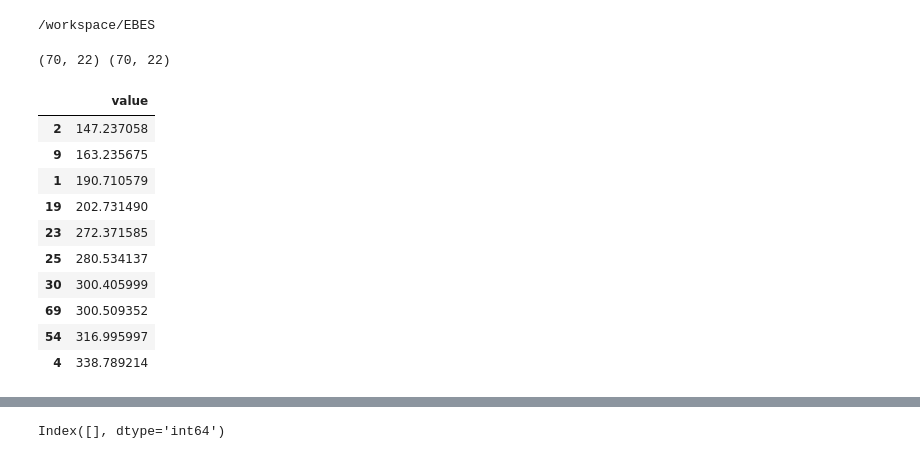
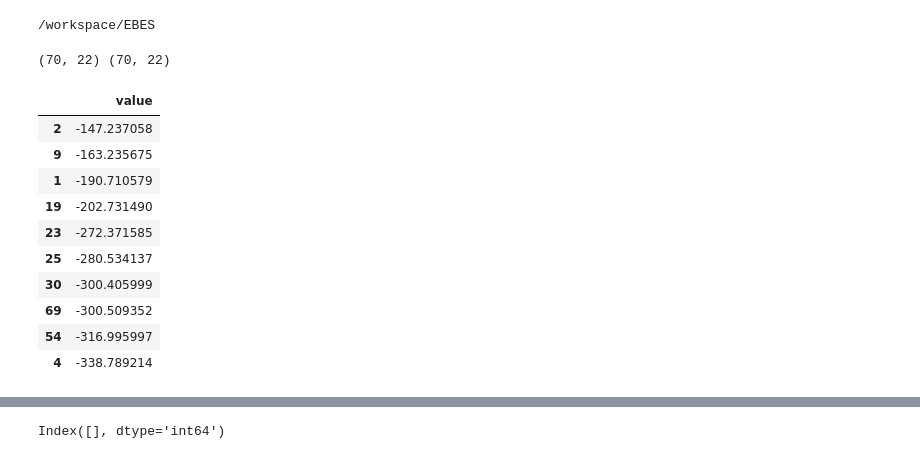
Before and after one commit to On-Point-RND/ESdB-Embeddings-for-Sequential-data-Benchmark, a Jupyter notebook: notebooks/hpo_analysis/analysis_param.ipynb, the cells around one changed output, grey strips where cells are left out. Cells and saved outputs as stored; diff of their text form; code cells hidden in the pictures.

```diff
--- a/notebooks/hpo_analysis/analysis_param.ipynb
+++ b/notebooks/hpo_analysis/analysis_param.ipynb
@@ -37,24 +37,24 @@ def prepare_data(dataset, method):
 # %%
 dataset = "age"
 method = "coles_ntp_256"
 df, study, col_user, col_params = prepare_data(dataset, method)
 
 print(df.shape, df[~df["value"].isna()].shape)
 test_cols = [col for col in col_user if ("test" in col)]
-df[~df["value"].isna()].sort_values("value").iloc[:10, ][["value"] + test_cols]
+df[~df["value"].isna()].sort_values("value", ascending=False).iloc[:10, ][["value"] + test_cols]
 # %% [output]
 (70, 22) (70, 22)
 |  | value |
-| 2 | 147.237058 |
-| 9 | 163.235675 |
-| 1 | 190.710579 |
-| 19 | 202.731490 |
-| 23 | 272.371585 |
-| 25 | 280.534137 |
-| 30 | 300.405999 |
-| 69 | 300.509352 |
-| 54 | 316.995997 |
-| 4 | 338.789214 |
+| 2 | -147.237058 |
+| 9 | -163.235675 |
+| 1 | -190.710579 |
+| 19 | -202.731490 |
+| 23 | -272.371585 |
+| 25 | -280.534137 |
+| 30 | -300.405999 |
+| 69 | -300.509352 |
+| 54 | -316.995997 |
+| 4 | -338.789214 |
 # %%
 get_run(2, specify="best", rewrite=True)
 # %% [output]
```
Also changed, not shown: parts of 1 cell of this notebook, 1 other file.
